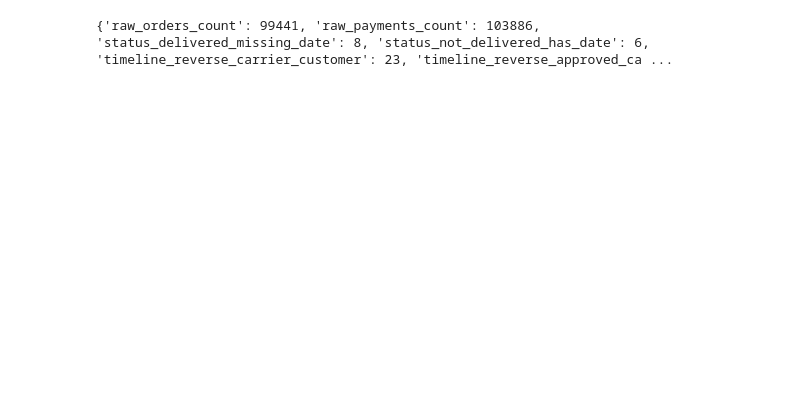
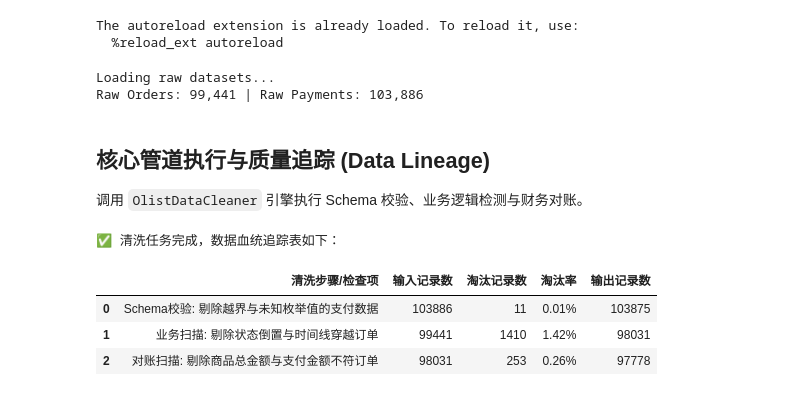
Before and after one commit to liuaiming163-cell/user-behavior-analysis, a Jupyter notebook: notebooks/01_data_cleaning.ipynb, the cells around one changed output. Cells and saved outputs as stored; diff of their text form; code cells hidden in the pictures; blank space fills up the shorter version.

```diff
--- a/notebooks/01_data_cleaning.ipynb
+++ b/notebooks/01_data_cleaning.ipynb
@@ -163,19 +7,57 @@ print(payment_sequence_dup)
+# %%
+# 1. 开启自动重载魔术命令（确保对 src 中 .py 文件的修改能即时生效）
+%load_ext autoreload
+%autoreload 2
+
+import pandas as pd
+import os
+import sys
+
+# 将上一级目录加入系统路径，以便导入 src 模块
+sys.path.append('../')
+from src.cleaner import OlistDataCleaner
+
+# 忽略不必要的警告，保持输出整洁
+import warnings
+warnings.filterwarnings('ignore')
+# %% [output]
+The autoreload extension is already loaded. To reload it, use:
+  %reload_ext autoreload
+# %%
+# 2. 加载原始数据 (Raw Data)
+print("Loading raw datasets...")
+df_orders = pd.read_csv("../data/raw/olist_orders_dataset.csv")
+df_payments = pd.read_csv("../data/raw/olist_order_payments_dataset.csv")
+df_items = pd.read_csv("../data/raw/olist_order_items_dataset.csv")
+
+print(f"Raw Orders: {len(df_orders):,} | Raw Payments: {len(df_payments):,}")
+# %% [output]
+Loading raw datasets...
+Raw Orders: 99,441 | Raw Payments: 103,886
+# %% [markdown]
+## 核心管道执行与质量追踪 (Data Lineage)
+
+调用 `OlistDataCleaner` 引擎执行 Schema 校验、业务逻辑检测与财务对账。
 # %%
-import sys
-import os
-sys.path.append('../')
-from src.cleaner import OlistDataCleaner
+# 3. 实例化清洗引擎并运行管道
+cleaner = OlistDataCleaner(df_orders, df_payments, df_items)
 
-df_items = pd.read_csv("../data/raw/olist_order_items_dataset.csv")
-
-cleaner = OlistDataCleaner(df_orders, df_payments, df_items)
+# 执行一键清洗
 df_orders_clean, df_payments_clean, quality_report = cleaner.run_pipeline()
 
-print(quality_report)
+# 4. 渲染核心面试武器：数据质量血统表
+print("✅ 清洗任务完成，数据血统追踪表如下：")
+display(quality_report.get_lineage_df())
 
+# 5. 保存干净的数据到 processed 文件夹，供后续模块使用
 os.makedirs("../data/processed", exist_ok=True)
-# 显式指定使用 fastparquet 引擎保存
-df_orders_clean.to_parquet("../data/processed/olist_orders_clean.parquet", index=False, engine='fastparquet')
-df_payments_clean.to_parquet("../data/processed/olist_payments_clean.parquet", index=False, engine='fastparquet')
+df_orders_clean.to_parquet("../data/processed/olist_orders_clean.parquet", index=False)
+df_payments_clean.to_parquet("../data/processed/olist_payments_clean.parquet", index=False)
+# 注意：为了让后续模块正常运行，这里也需要将 items 等宽表基础文件暂存一下
+df_items.to_parquet("../data/processed/olist_items_clean.parquet", index=False)
 # %% [output]
-{'raw_orders_count': 99441, 'raw_payments_count': 103886, 'status_delivered_missing_date': 8, 'status_not_delivered_has_date': 6, 'timeline_reverse_carrier_customer': 23, 'timeline_reverse_approved_ca ...
+✅ 清洗任务完成，数据血统追踪表如下：
+|  | 清洗步骤/检查项 | 输入记录数 | 淘汰记录数 | 淘汰率 | 输出记录数 |
+| 0 | Schema校验: 剔除越界与未知枚举值的支付数据 | 103886 | 11 | 0.01% | 103875 |
+| 1 | 业务扫描: 剔除状态倒置与时间线穿越订单 | 99441 | 1410 | 1.42% | 98031 |
+| 2 | 对账扫描: 剔除商品总金额与支付金额不符订单 | 98031 | 253 | 0.26% | 97778 |
```
Also changed, not shown: parts of 8 cells of this notebook, 11 other files.
